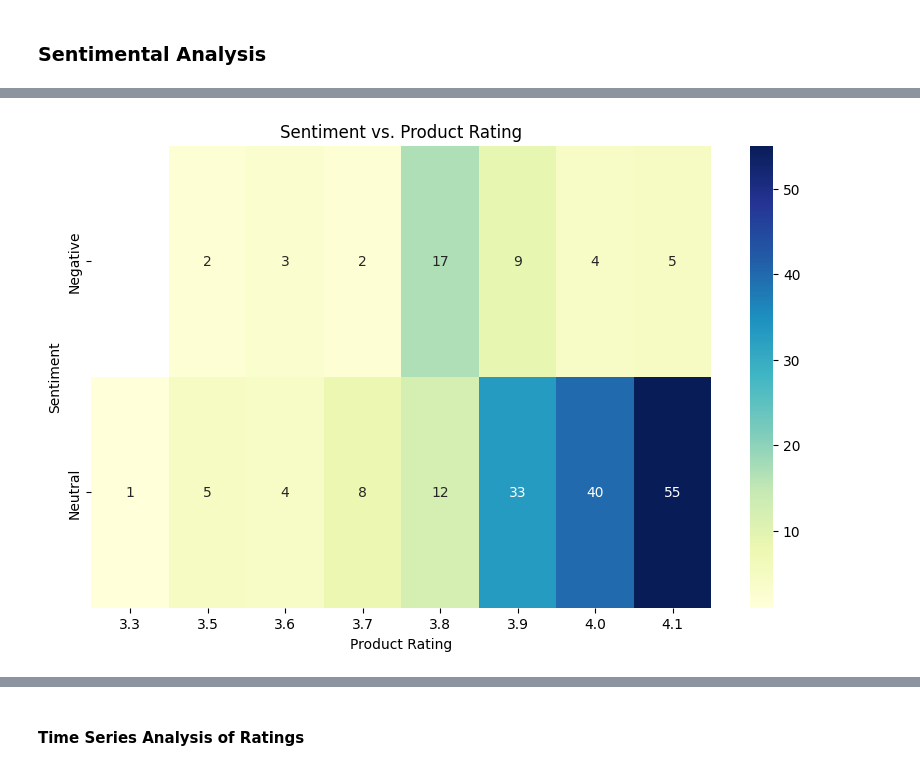
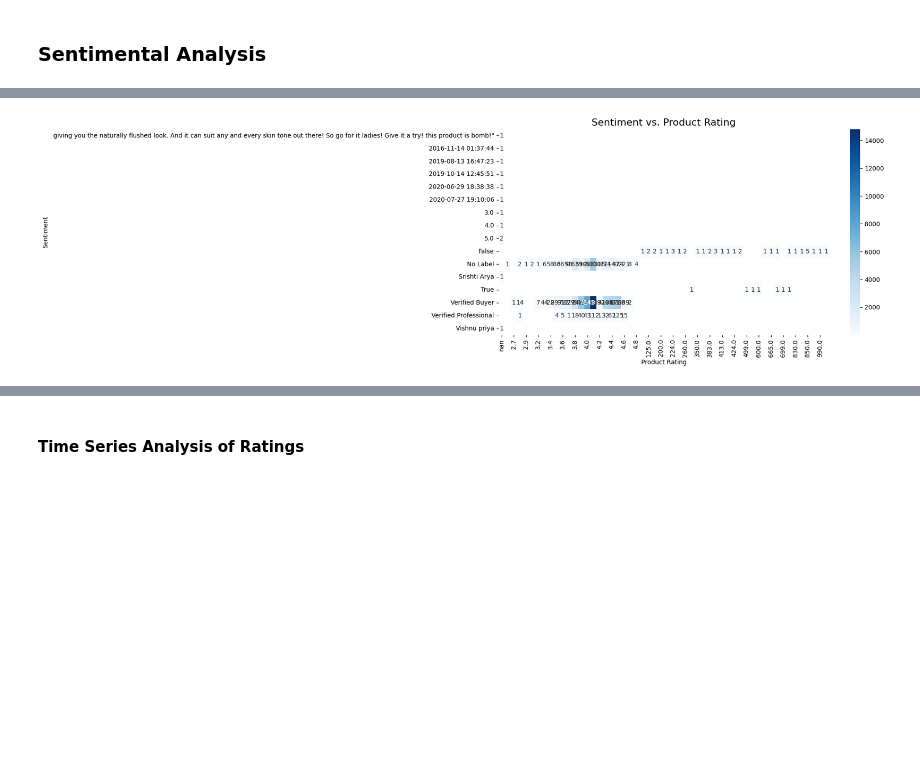
Before and after one commit to zainabsunny/End-to-End-Machine-Learning-Pipeline-for-Personalized-recommendations-in-Databricks, a Jupyter notebook: E-Commerce for Personalized recommendations.ipynb, the cells around one changed output, grey strips where cells are left out. Cells and saved outputs as stored; diff of their text form; code cells hidden in the pictures; blank space fills up the shorter version.

```diff
--- a/E-Commerce for Personalized recommendations.ipynb
+++ b/E-Commerce for Personalized recommendations.ipynb
@@ -185,0 +220,6 @@ mapping_df = spark.read.format("delta").load(mapping_delta_path)
+# %%
+
+reviews_df = reviews_df.withColumn("review_title_clean", col("review_title_clean").cast(StringType()))
+reviews_df = reviews_df.withColumn("review_text_clean", col("review_text_clean").cast(StringType()))
+
+reviews_df = reviews_df.fillna({'review_title_clean': 'No title', 'review_text_clean': 'No review'})
@@ -514,14 +668,13 @@ plt.show()
 # %%
-# Sentiment vs. Rating Distribution
-rating_sentiment = chunk.groupBy("sentiment", "product_rating").count().toPandas()
+# Sentiment by Product Rating
+sentiment_rating = reviews_df.groupBy("review_label", "product_rating").count().toPandas()
+pivot_data = sentiment_rating.pivot(index="review_label", columns="product_rating", values="count")
 
-pivot_data = rating_sentiment.pivot(index="sentiment", columns="product_rating", values="count")
-
-plt.figure(figsize=(10, 6))
-sns.heatmap(pivot_data, annot=True, fmt="g", cmap="YlGnBu", cbar=True)
-plt.title("Sentiment vs. Product Rating")
+plt.figure(figsize=(12, 6))
+sns.heatmap(pivot_data, annot=True, fmt=".0f", cmap="Blues", cbar=True)
+plt.title("Sentiment vs. Product Rating", fontsize=16)
 plt.xlabel("Product Rating")
 plt.ylabel("Sentiment")
 plt.show()
 # %% [output]
-[figure, old version]
+[figure, new version]
```
Also changed, not shown: parts of 34 cells of this notebook.
